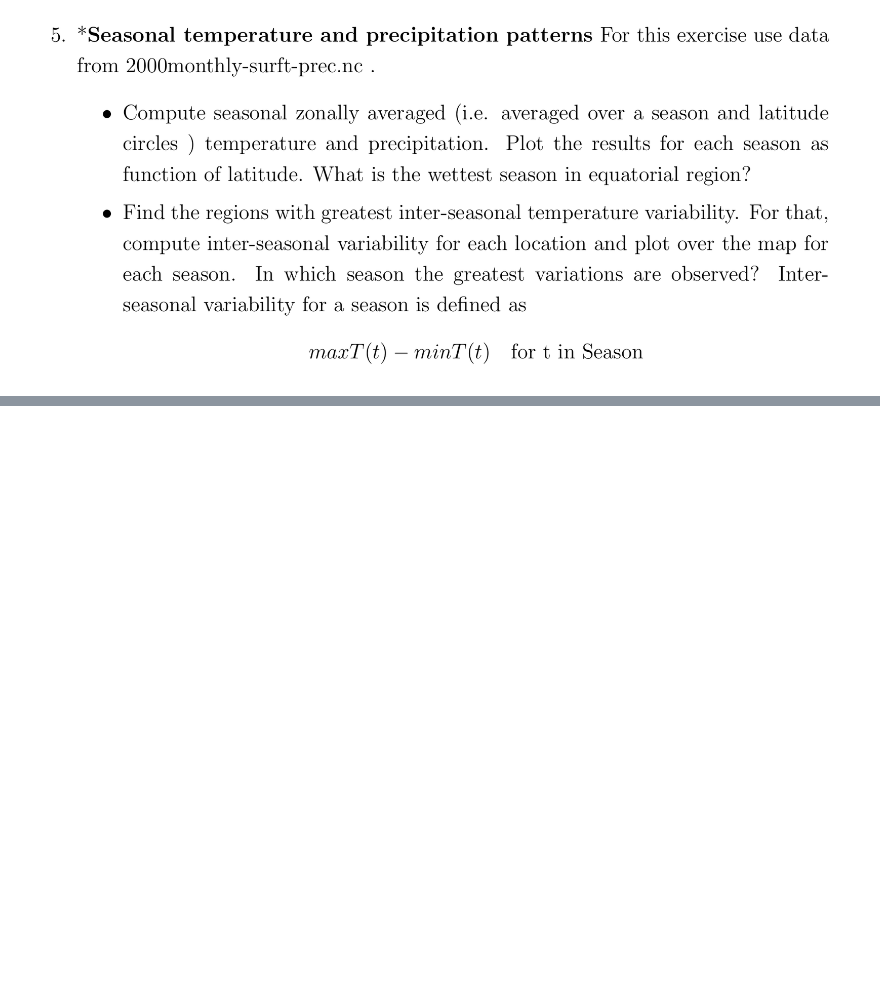
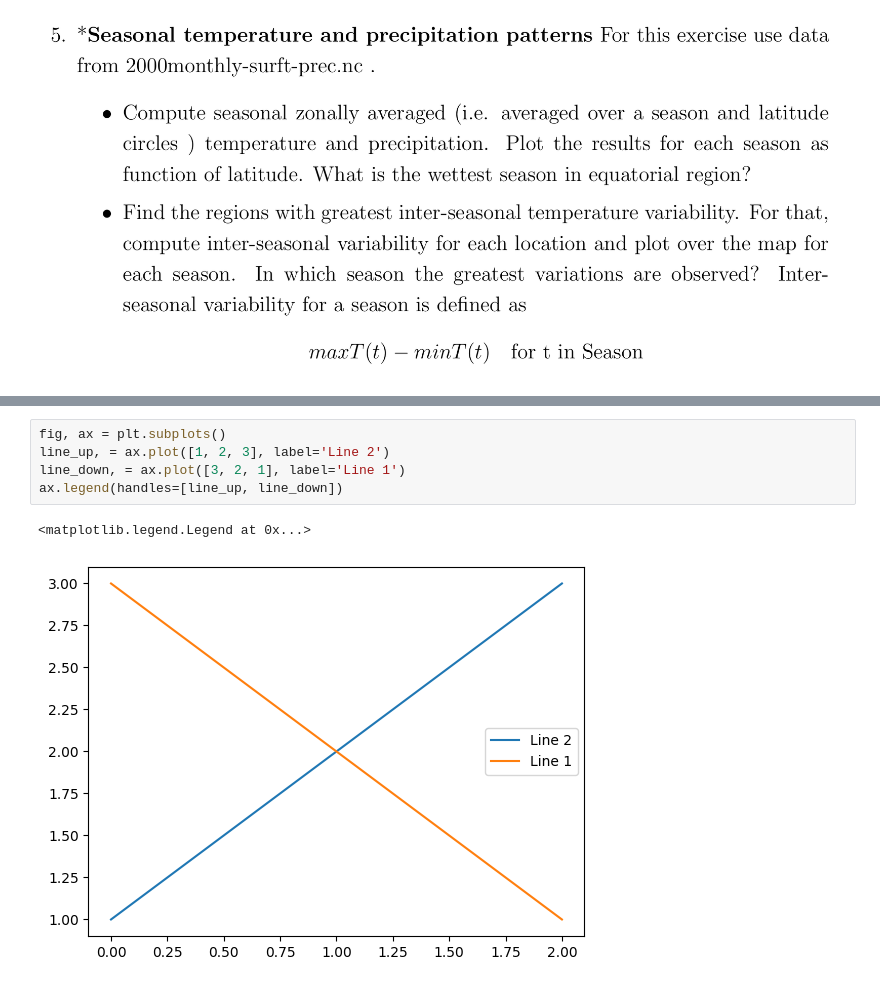
Before and after one commit to ChaPop870/63-527-Data-Analysis-of-Atm-and-Oce-using-Python-Labs, a Jupyter notebook: Lab-Report-2/Lab 3.ipynb, the cells around one changed output, grey strips where cells are left out. Drawn from its saved outputs; the diff is of its cells as text; blank space fills up the shorter version.

```diff
--- a/Lab-Report-2/Lab 3.ipynb
+++ b/Lab-Report-2/Lab 3.ipynb
@@ -647,3 +756,11 @@ Attributes:
 # %% [markdown]
 ![image.png](attachment:5ebed771-6bfa-4aa3-bdd1-ff4d19e55a91.png)
 ![image.png](attachment:10a1aa92-0780-4cc5-952b-5cdbcf14b0a4.png)
+# %%
+fig, ax = plt.subplots()
+line_up, = ax.plot([1, 2, 3], label='Line 2')
+line_down, = ax.plot([3, 2, 1], label='Line 1')
+ax.legend(handles=[line_up, line_down])
+# %% [output]
+<matplotlib.legend.Legend at 0x...>
+[figure, added]
```
Also changed, not shown: parts of 6 cells of this notebook.
